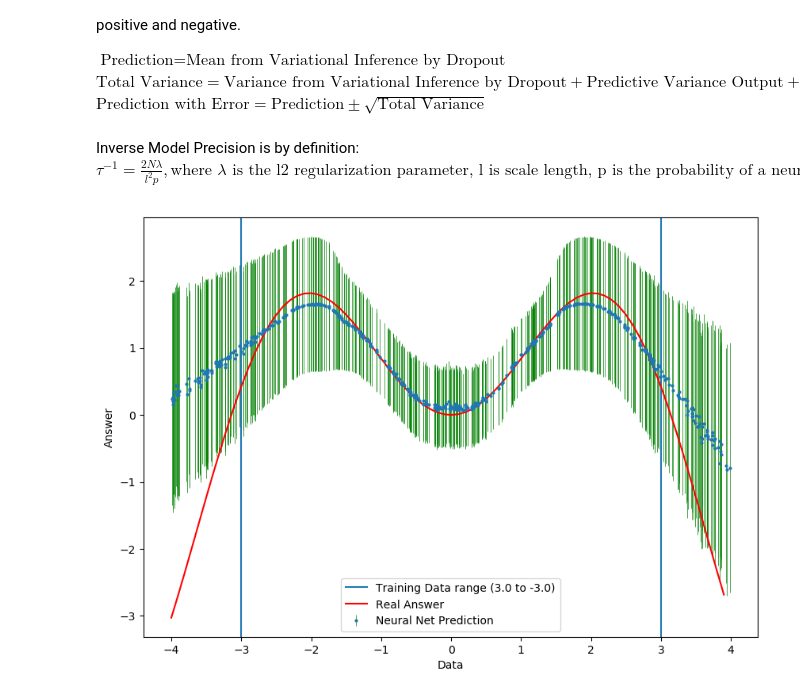
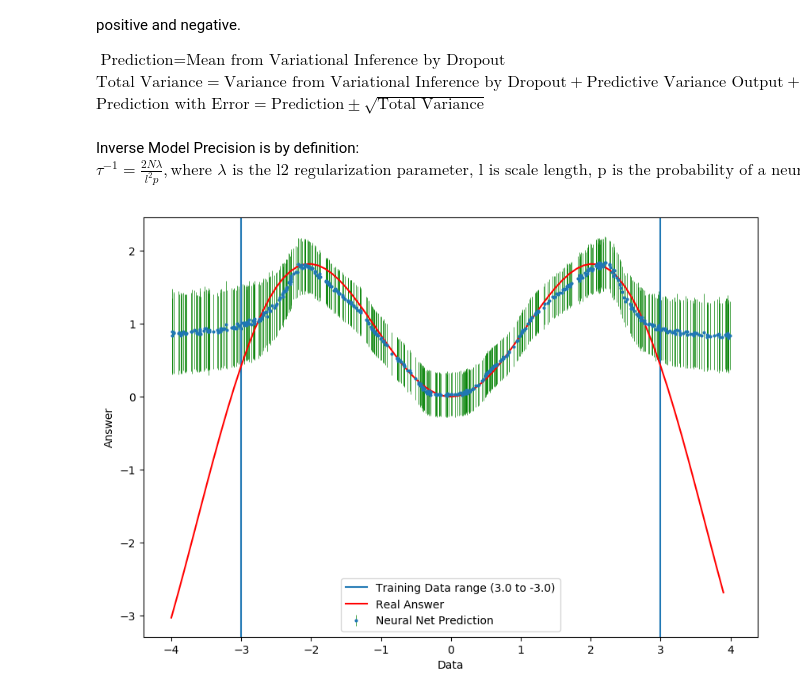
Before and after one commit to henrysky/astroNN, a Jupyter notebook: demo_tutorial/NN_uncertainty_analysis/Uncertainty_Demo_x_sinx.ipynb, the cells around one changed output. Drawn from its saved outputs; the diff is of its cells as text; code cells hidden in the pictures.

```diff
--- a/demo_tutorial/NN_uncertainty_analysis/Uncertainty_Demo_x_sinx.ipynb
+++ b/demo_tutorial/NN_uncertainty_analysis/Uncertainty_Demo_x_sinx.ipynb
@@ -66,6 +66,14 @@ x_3 = np.random.uniform(1.5, 3, 500)
 y_1 = gen_function(x_1) + np.random.normal(0.0, 0.3, size=x_1.shape)
 y_2 = gen_function(x_2) + np.random.normal(0.0, 1.,size=x_2.shape)
 y_3 = gen_function(x_3) + np.random.normal(0.0, 1., size=x_3.shape)
+
+
+# Error of four different region
+y_1_err = np.ones(y_1.shape) * 0.3
+y_2_err = np.ones(y_2.shape) * 1.
+y_3_err = np.ones(y_3.shape) * 1.
+
+y_err = np.hstack((y_1_err,y_2_err,y_3_err)).ravel()
 
 # Combine those 4 regions
 x = np.hstack((x_1,x_2,x_3)).ravel()
@@ -165,16 +173,18 @@ Please refer to Yarin Gal's Blog: [What My Deep Model Doesn't Know...](http://ml
 
 Another view of this method is when we use dropout during test time, the multi-model property can be taken instead of averaging these multi-models (standard dropout method). These submodels descented to different local minimum which works well for the scope of training data, but will have different behavior outside this scope. Thats why model uncertainty will also reflects these 'alien' test data point.
 # %%
+from astroNN.nn.layers import MCDropout
+
 def model_regression_dropout(num_hidden):
     # Defeine Keras model for regression
     model = Sequential()
     model.add(InputLayer(batch_input_shape=((None, 1))))
     model.add(Dense(units=num_hidden[0], kernel_regularizer=regularizers.l2(1e-4),
                     kernel_initializer='he_normal', activation='relu'))
-    model.add(Dropout(0.3))
+    model.add(MCDropout(0.3))
     model.add(Dense(units=num_hidden[1], kernel_regularizer=regularizers.l2(1e-4),
                     kernel_initializer='he_normal', activation='relu'))
-    model.add(Dropout(0.3))
+    model.add(MCDropout(0.3))
     model.add(Dense(units=1, activation="linear"))
     return model
 
@@ -192,13 +202,11 @@ model.fit(normalize(x, x_mean, x_std), normalize(y, y_mean, y_std), validation_s
 test_batch_size = 500
 x_test = np.random.uniform(-5, 5., test_batch_size)
 
-#Setup a Keras fucntion to use dropout vational inference in test time
-get_dropout_output = function([model.layers[0].input, learning_phase()], [model.layers[-1].output])
 mc_dropout_num = 100  # Run Dropout 100 times
 predictions = np.zeros((mc_dropout_num, test_batch_size, 1))
 uncertainty = np.zeros((mc_dropout_num, test_batch_size, 1))
 for i in range(mc_dropout_num):
-    result = get_dropout_output([normalize(x_test.reshape((x_test.shape[0], 1)), x_mean, x_std), 1])[0]
+    result = model.predict(x_test)
     predictions[i] = result
 
 predictions = denormalize(predictions, y_mean, y_std)
@@ -360,57 +365,56 @@ l2_rate = 1e-5
 
 # Compile Keras model
 num_hidden = [75,50]
-model, mse_var_ext = model_regression_dropout_var(num_hidden, dropout_rate, l2_rate)
-model.compile(loss={'linear_output': mean_squared_error, 'variance_output': mse_var_ext},
-              loss_weights={'linear_output': 1., 'variance_output': .2}, optimizer=optimizer)
-model.fit_generator(generator=generate_train_batch(x, y, x_mean, x_std, y_mean, y_std), epochs=100, max_queue_size=20,
+model, model_prediction, mse_lin_ext, mse_var_ext = model_regression_dropout_var(num_hidden, dropout_rate, l2_rate)
+model.compile(loss={'linear_output': mse_lin_ext, 'variance_output': mse_var_ext},
+              loss_weights={'linear_output': .5, 'variance_output': .5}, optimizer=optimizer)
+model.fit_generator(generator=generate_train_batch(x, y, x_mean, x_std, y_mean, y_std, y_err), epochs=100, max_queue_size=20,
                     verbose=0, steps_per_epoch= x.shape[0] // batch_size)
 
 # Generate test data
 test_batch_size = 500
 x_test = np.random.uniform(-4, 4, test_batch_size)
 
-#Setup a Keras fucntion to use dropout vational inference in test time
-get_dropout_output = function([model.layers[0].input, learning_phase()], [model.get_layer('linear_output').output,
-                                                                          model.get_layer('variance_output').output])
 mc_dropout_num = 100
+
 predictions = np.zeros((mc_dropout_num, test_batch_size, 1))
 predictions_var = np.zeros((mc_dropout_num, test_batch_size, 1))
 var = np.zeros((mc_dropout_num, test_batch_size, 1))
 uncertainty = np.zeros((mc_dropout_num, test_batch_size, 1))
+
 for i in range(mc_dropout_num):
-    result = np.array(get_dropout_output([normalize(x_test.reshape((x_test.shape[0], 1)), x_mean, x_std), 1])[0:2])
-    predictions[i] = result[0].reshape((test_batch_size,1))
-    predictions_var[i] = result[1].reshape((test_batch_size,1))
+    result = np.array(model_prediction.predict(normalize(x_test.reshape((x_test.shape[0], 1)), x_mean, x_std)))
+    predictions[i] = result[1].reshape((test_batch_size,1))
+    predictions_var[i] = result[0].reshape((test_batch_size,1))
 
 predictions = denormalize(predictions, y_mean, y_std)
 predictions_var = denormalize(predictions_var, np.zeros(predictions_var.shape), y_std)
 
 length_sacle = 1.0
 inverse_model_precision = (2 * x.shape[0] * l2_rate) / (length_sacle**2. * (1 - dropout_rate))
 
 # get mean results and its varience and mean unceratinty from dropout
 prediction_mc_droout = np.mean(predictions, axis=0)
 var = np.mean(np.exp(predictions_var), axis=0)
 var_mc_droout = np.var(predictions, axis=0)
 
 total_variance = var + var_mc_droout + inverse_model_precision  # epistemic plus aleatoric uncertainty
 total_uncertainty = np.sqrt(total_variance)
 
 # Array for the real equation
 x_true = np.arange(-4,4,0.1)
 y_true = gen_function(x_true)
 
 # Plotting
 plt.figure(figsize=(10, 7), dpi=100)
 plt.errorbar(x_test, prediction_mc_droout, yerr=total_uncertainty, markersize=2,fmt='o', ecolor='g', capthick=2,
              elinewidth=0.5, label='Neural Net Prediction')
 plt.axvline(x=-3.0, label="Training Data range (3.0 to -3.0)")
 plt.axvline(x=3.0)
 plt.plot(x_true, y_true, color='red', label='Real Answer')
 plt.xlabel('Data')
 plt.ylabel('Answer')
 plt.legend(loc='best')
 plt.show()
 # %% [output]
-[figure, old version]
+[figure, new version]
```
Also changed, not shown: parts of 4 cells of this notebook, 3 other files.
